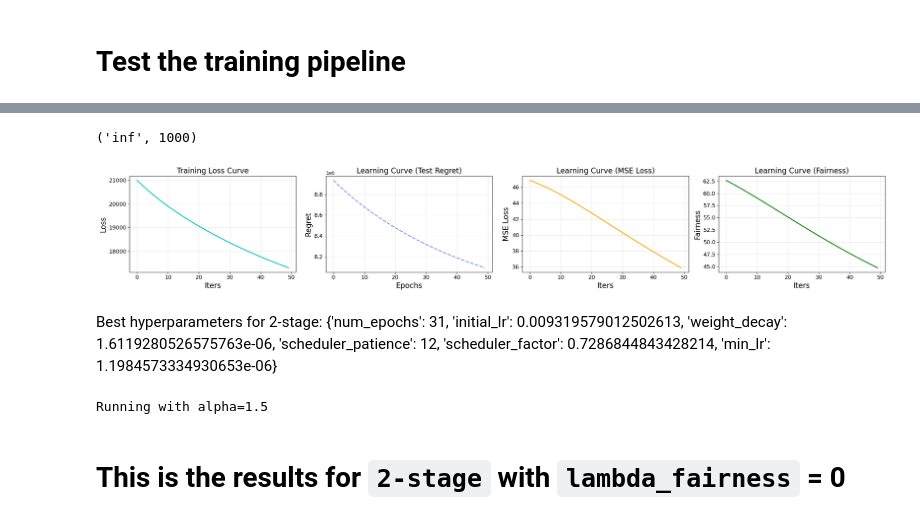
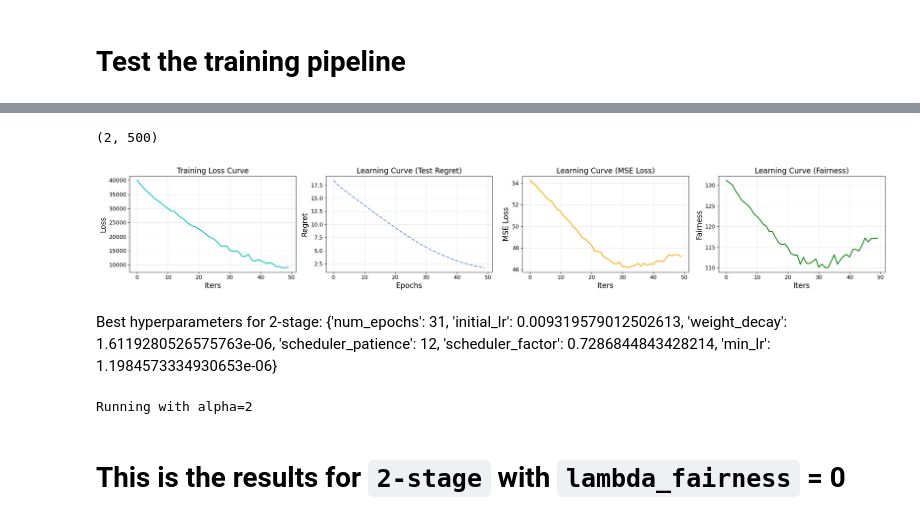
Before and after one commit to DennisWang2488/Fairness-Decision-Focused-Loss, a Jupyter notebook: The Paper/run_alpha_1.ipynb, the cells around one changed output, grey strips where cells are left out. Drawn from its saved outputs; the diff is of its cells as text; code cells hidden in the pictures.

```diff
--- a/The Paper/run_alpha_1.ipynb
+++ b/The Paper/run_alpha_1.ipynb
@@ -46,9 +46,11 @@ alpha, Q = 1.5, 1000
+# %%
+alpha, Q = 2, 500
 # %%
 df = pd.read_csv('data/data.csv')
 # fix random seed for reproducibility
 
 # report statistics on this dataset
-df = df.sample(n=5000, random_state=1)
+df = df.sample(n=2000, random_state=1)
 
 columns_to_keep = [
     'risk_score_t', 'program_enrolled_t', 'cost_t', 'cost_avoidable_t', 'race', 'dem_female', 'gagne_sum_tm1', 'gagne_sum_t',
@@ -763,5 +765,3 @@ Test size: 2500
-# %%
-alpha='inf'
 # %%
 dataset_train = optDataset(optmodel, feats_train, risk_train, gainF_train, cost_train, race_train, alpha=alpha, Q=Q)
 dataset_test = optDataset(optmodel, feats_test, risk_test, gainF_test, cost_test, race_test, alpha=alpha, Q=Q)
@@ -815,41 +818,41 @@ visLearningCurve(
 # %%
 alpha, Q
 # %% [output]
-('inf', 1000)
+(2, 500)
 # %%
 predmodel = FairRiskPredictor(feats_train.shape[1])
 predmodel.load_state_dict(torch.load('initial_model15.pth'))
 predmodel.to(device)
 
 test_regret_log, train_loss_log, test_mse_log, test_fair_log = trainFairModel(
     predmodel=predmodel,
     optmodel=solve_closed_form,
     loader_train=dataloader_train,
     loader_test=dataloader_test,
     lambda_fairness=0,
     num_epochs=50,
     initial_lr=1e-3,
     weight_decay=1e-4,
     scheduler_patience=10,
     scheduler_factor=0.5,
     min_lr=1e-4,
-    dfl=False,
-    grad_method='solve_closed_form'
+    dfl=True,
+    grad_method='finite_difference_1'
 )
 
 
 train_loss_log_values = [loss for loss in train_loss_log]
 test_regret_log_values = [regret for regret in test_regret_log]
 mse_loss_log_values = [mse for mse in test_mse_log]
 fairness_log_values = [fair for fair in test_fair_log]
 visLearningCurve(
     train_loss_log_values,
     test_regret_log_values,
     mse_loss_log_values,
     fairness_log_values
 )
 # %% [output]
-[figure, old version]
+[figure, new version]
 # %%
 # import optuna
 
@@ -1067,11 +1070,10 @@ def run_multiple_trials(optmodel, feats, gainF, risk, cost, df, n_trials=10, tes
         'all_train_time': all_train_time,
     }
 # %%
-alpha = 1.5
+alpha = 2
 print(f"Running with alpha={alpha}")
-Q = 1000
 # %% [output]
-Running with alpha=1.5
+Running with alpha=2
 # %% [markdown]
 # This is the results for `2-stage` with `lambda_fairness` = 0
 # %%
```
Also changed, not shown: parts of 17 cells of this notebook, 11 other files.
